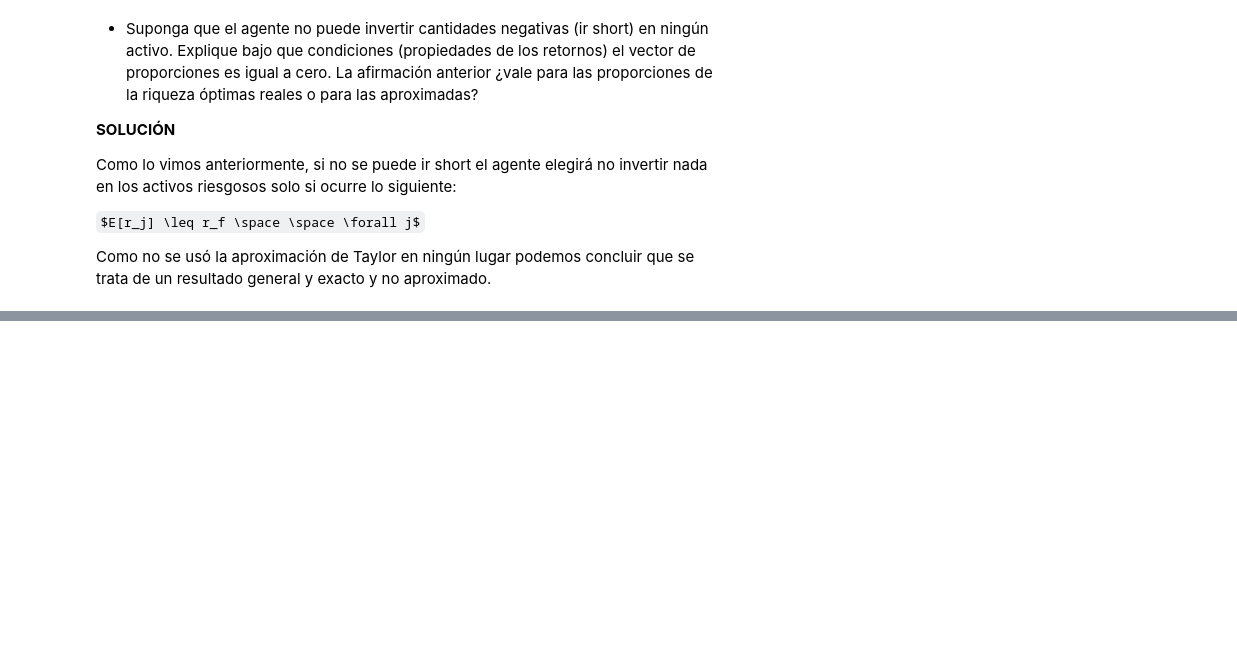
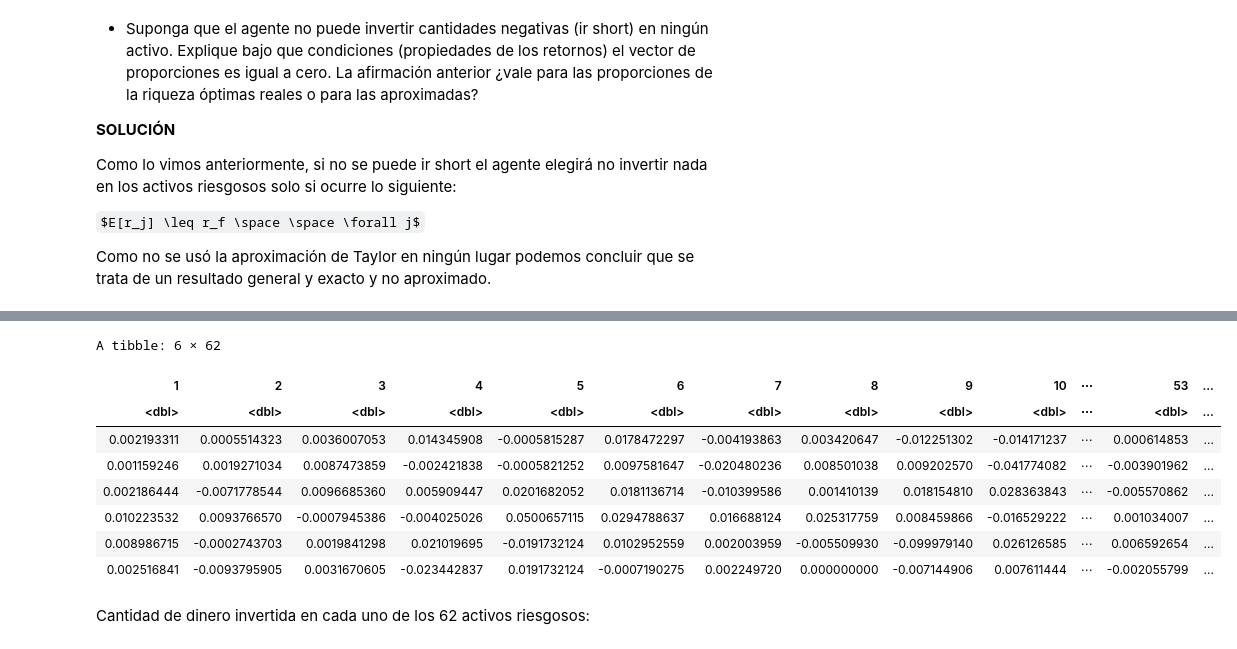
Before and after one commit to CreamBBQ/Finanzas, a Jupyter notebook: 2_decision_de_portafolio.ipynb, the cells around one changed output, grey strips where cells are left out. Drawn from its saved outputs; the diff is of its cells as text; code cells hidden in the pictures; some formulas as TeX source; blank space fills up the shorter version.

```diff
--- a/2_decision_de_portafolio.ipynb
+++ b/2_decision_de_portafolio.ipynb
@@ -284,0 +313,15 @@ Como no se usó la aproximación de Taylor en ningún lugar podemos concluir que
+# %%
+returns <- prices %>%
+  mutate_all(function(x) c(NA, diff(log(x))))
+returns <- returns[2:nrow(returns), ]
+head(returns)
+# %% [output]
+A tibble: 6 × 62
+| 1 | 2 | 3 | 4 | 5 | 6 | 7 | 8 | 9 | 10 | ⋯ | 53 | ... |
+| <dbl> | <dbl> | <dbl> | <dbl> | <dbl> | <dbl> | <dbl> | <dbl> | <dbl> | <dbl> | ⋯ | <dbl> | ... |
+| 0.002193311 | 0.0005514323 | 0.0036007053 | 0.014345908 | -0.0005815287 | 0.0178472297 | -0.004193863 | 0.003420647 | -0.012251302 | -0.014171237 | ⋯ | 0.000614853 | ... |
+| 0.001159246 | 0.0019271034 | 0.0087473859 | -0.002421838 | -0.0005821252 | 0.0097581647 | -0.020480236 | 0.008501038 | 0.009202570 | -0.041774082 | ⋯ | -0.003901962 | ... |
+| 0.002186444 | -0.0071778544 | 0.0096685360 | 0.005909447 | 0.0201682052 | 0.0181136714 | -0.010399586 | 0.001410139 | 0.018154810 | 0.028363843 | ⋯ | -0.005570862 | ... |
+| 0.010223532 | 0.0093766570 | -0.0007945386 | -0.004025026 | 0.0500657115 | 0.0294788637 | 0.016688124 | 0.025317759 | 0.008459866 | -0.016529222 | ⋯ | 0.001034007 | ... |
+| 0.008986715 | -0.0002743703 | 0.0019841298 | 0.021019695 | -0.0191732124 | 0.0102952559 | 0.002003959 | -0.005509930 | -0.099979140 | 0.026126585 | ⋯ | 0.006592654 | ... |
+| 0.002516841 | -0.0093795905 | 0.0031670605 | -0.023442837 | 0.0191732124 | -0.0007190275 | 0.002249720 | 0.000000000 | -0.007144906 | 0.007611444 | ⋯ | -0.002055799 | ... |
@@ -284,0 +338,2 @@ Como no se usó la aproximación de Taylor en ningún lugar podemos concluir que
+# %% [markdown]
+Cantidad de dinero invertida en cada uno de los 62 activos riesgosos:
```
Also changed, not shown: parts of 11 cells of this notebook, 4 other files.
